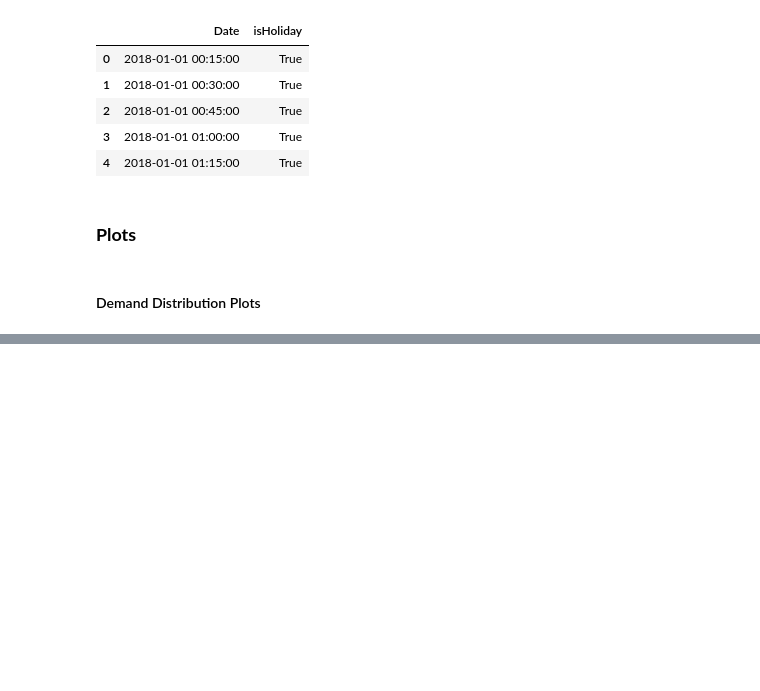
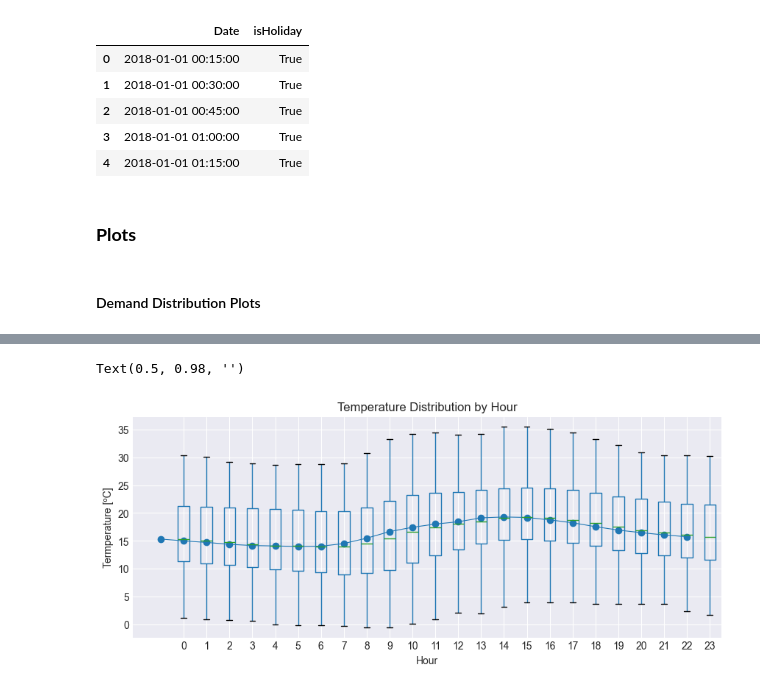
Before and after one commit to AFernandezBenages/WP4, a Jupyter notebook: code/datasets_preprocessing.ipynb, the cells around one changed output, grey strips where cells are left out. Cells and saved outputs as stored; diff of their text form; code cells hidden in the pictures; blank space fills up the shorter version.

```diff
--- a/code/datasets_preprocessing.ipynb
+++ b/code/datasets_preprocessing.ipynb
@@ -335,0 +336,10 @@ Text(0.5, 0.98, '')
+# %%
+fig, ax = plt.subplots(figsize=(10, 4))
+whole_df.boxplot(column='Temperature', by='Hour', ax=ax)
+whole_df.groupby('Hour')['Temperature'].median().plot(style='o-', linewidth=.8, ax=ax)
+ax.set_ylabel('Termperature [ºC]')
+ax.set_title("Temperature Distribution by Hour")
+fig.suptitle('')
+# %% [output]
+Text(0.5, 0.98, '')
+[figure, added]
```
Also changed, not shown: parts of 8 cells of this notebook.
